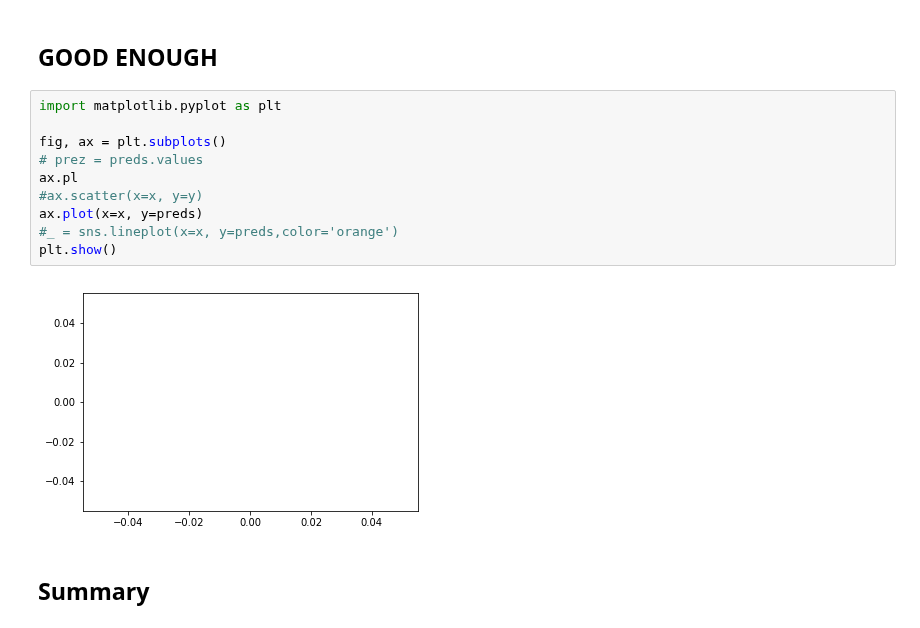
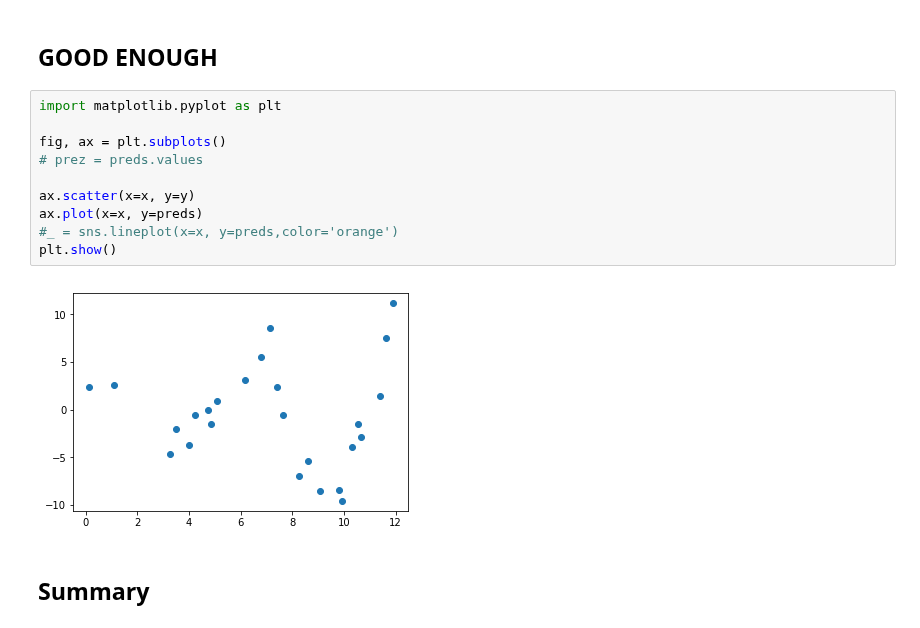
Before and after one commit to MangrobanGit/dsc-2-24-06-polynomial-regression-lab-seattle-ds-career-040119, a Jupyter notebook: index.ipynb, the cells around one changed output. Saved outputs shown, nothing was run; the diff lists cells and outputs as text.

```diff
--- a/index.ipynb
+++ b/index.ipynb
@@ -186,15 +186,15 @@ _ = sns.lineplot(x=x, y=preds,color='orange')
 # %%
 import matplotlib.pyplot as plt
 
 fig, ax = plt.subplots()
 # prez = preds.values
-ax.pl
-#ax.scatter(x=x, y=y)
+
+ax.scatter(x=x, y=y)
 ax.plot(x=x, y=preds)
 #_ = sns.lineplot(x=x, y=preds,color='orange')
 plt.show()
 # %% [output]
-[figure, old version]
+[figure, new version]
 # %% [markdown]
 ## Summary
 # %% [markdown]
```
